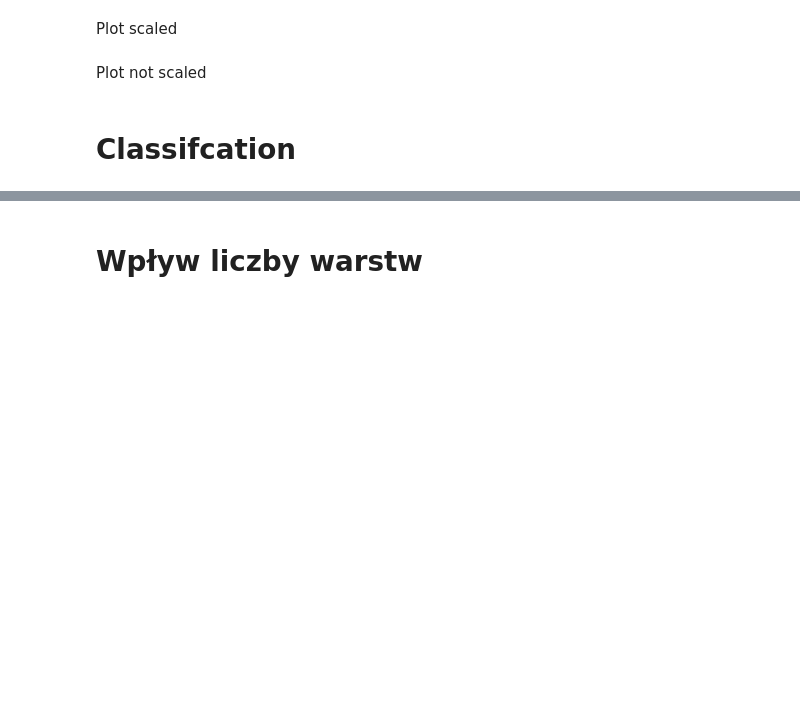
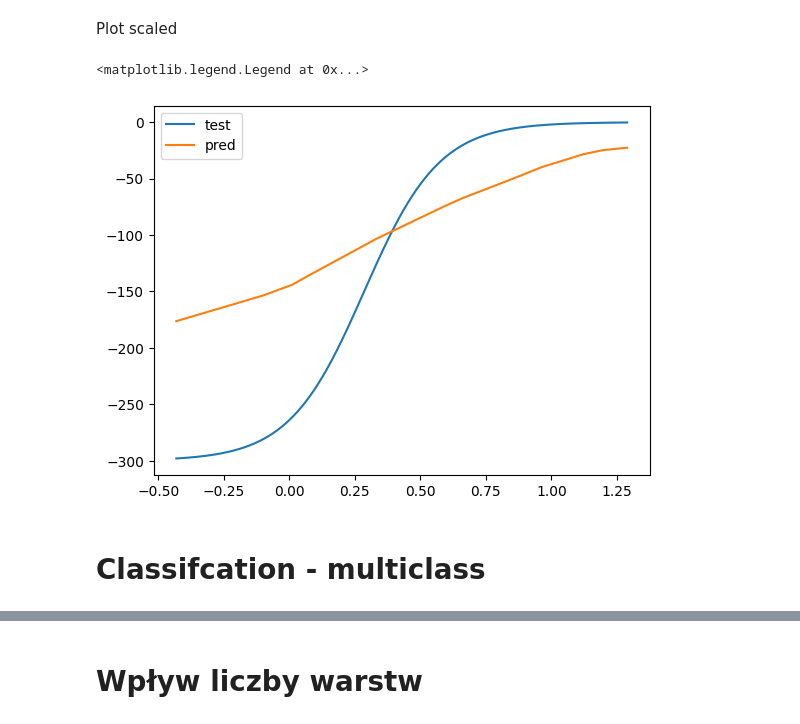
Before and after one commit to Bieslaw/NeuronProject, a Jupyter notebook: Projekt1_test1.ipynb, the cells around one changed output, grey strips where cells are left out. Saved outputs shown, nothing was run; the diff lists cells and outputs as text; code cells hidden in the pictures; blank space fills up the shorter version.

Commit message:
Add multiclass classification

```diff
--- a/Projekt1_test1.ipynb
+++ b/Projekt1_test1.ipynb
@@ -266,7 +247,7 @@ net = NeuralNet(
 )
 X_scaled = scale(X_train, minx, maxx)
 X_test_scaled = scale(X_test, minx, maxx)
-net.train_regre(X_scaled, Y_train, learning_rate=0.0001, epochs=500, print_logs=True)
+net.train(X_scaled, Y_train, learning_rate=0.0001, epochs=50, print_logs=True)
 
 print(f"RMSE on train data {evaluate_model_regre(net, X_scaled, Y_train)}")
 print(f"RMSE on test data {evaluate_model_regre(net, X_test_scaled, Y_test)}")
@@ -275,10 +276,11 @@ Plot scaled
 # %%
 
 import matplotlib.pyplot as plt
 ind = np.argsort(X_test_scaled)
 plt.plot(X_test_scaled, Y_test, label = 'test')
-Y_pred = [net.predict_regre(x) for x in X_test_scaled]
+Y_pred = [net.predict(x) for x in X_test_scaled]
 plt.plot(X_test_scaled, Y_pred, label = 'pred')
 plt.legend()
+# %% [output]
+<matplotlib.legend.Legend at 0x...>
+[figure, added]
-# %% [markdown]
-Plot not scaled
@@ -292,3 +287,3 @@ plt.legend()
 # %% [markdown]
-# Classifcation
+# Classifcation - multiclass
 # %%
```
Also changed, not shown: parts of 12 cells of this notebook.
